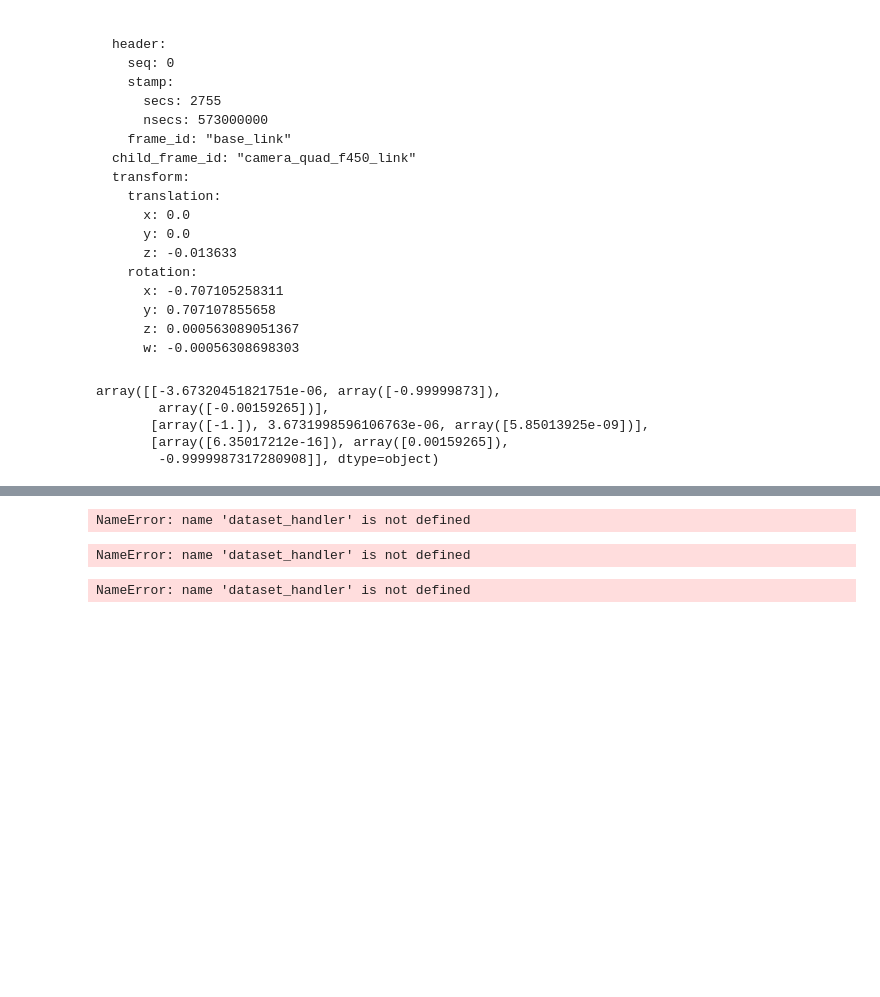
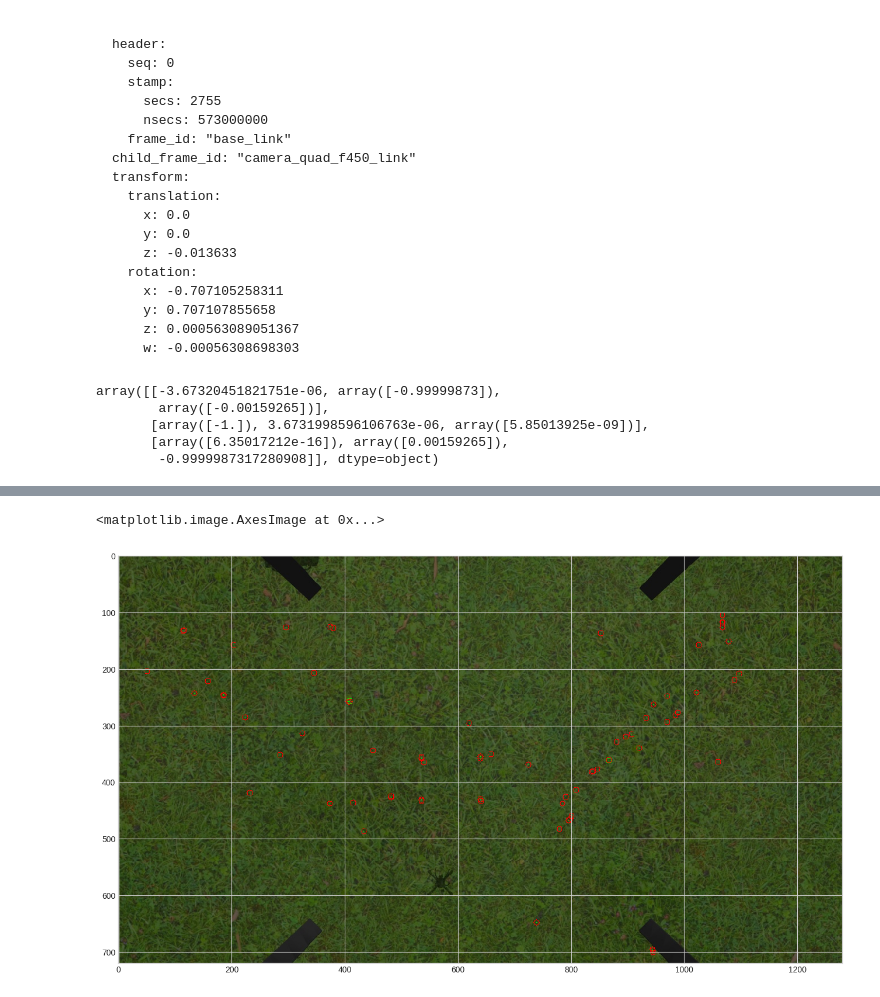
Before and after one commit to MikeS96/vio_quadrotor, a Jupyter notebook: VO.ipynb, the cells around one changed output, grey strips where cells are left out. Saved outputs shown, nothing was run; the diff lists cells and outputs as text; code cells hidden in the pictures; blank space fills up the shorter version.

```diff
--- a/VO.ipynb
+++ b/VO.ipynb
@@ -716,8 +658,7 @@ def match_features_dataset(des_list, match_features):
     """
     matches = []
 
-    ### START CODE HERE ###
-    for i in range(dataset_handler.num_frames - 1):
+    for i in range(images_dataset.num_frames - 1):
         des1 = des_list[i]
         des2 = des_list[i + 1]
         #Features matcher
@@ -725,9 +666,6 @@ def match_features_dataset(des_list, match_features):
         #Append matches
         matches.append(match)
 
-
-    ### END CODE HERE ###
-
     return matches
 # %%
 dist_threshold = 0.3 #this has to be changed
@@ -784,5 +732,5 @@ NameError: name 'matches' is not defined
 # %%
-def estimate_motion(match, kp1, kp2, k, depth1=None):
+def estimate_motion(match, kp1, kp2, k):
     """
     Estimate camera motion from a pair of subsequent image frames
 
@@ -809,8 +757,6 @@ def estimate_motion(match, kp1, kp2, k, depth1=None):
     image1_points = []
     image2_points = []
 
-    ### START CODE HERE ###
-
     #this for acced to each ROW of the descriptor vector e.g (240 x 180) and extract relevant information from each row
     for m in match:
         #m is a list of one position, to acced to it i have to do m[0]
@@ -829,25 +775,26 @@ def estimate_motion(match, kp1, kp2, k, depth1=None):
         image2_points.append([p2_x, p2_y])
 
     # essential matrix use LMEDS instead of RANSAC
-    E, mask = cv2.findEssentialMat(np.array(image1_points), np.array(image2_points), dataset_handler.k)
+    print(np.array(image1_points))
+    print(np.array(image2_points))
+    print(np.array(image1_points).shape)
+    print(np.array(image2_points).shape)
+    E, mask = cv2.findEssentialMat(np.array(image1_points), np.array(image2_points), images_dataset.k)
     # use decomposeEssentialMat
-    _, R, t, mask = cv2.recoverPose(E, np.array(image1_points), np.array(image2_points), dataset_handler.k)
+    _, R, t, mask = cv2.recoverPose(E, np.array(image1_points), np.array(image2_points), images_dataset.k)
 
     rmat = R
     tvec = t
 
 
-    ### END CODE HERE ###
-
     return rmat, tvec, image1_points, image2_points
 # %%
 i = 0
 match = matches[i]
 kp1 = kp_list[i]
 kp2 = kp_list[i+1]
-k = dataset_handler.k
-depth = dataset_handler.depth_maps[i]
-rmat, tvec, image1_points, image2_points = estimate_motion(match, kp1, kp2, k, depth1=depth)
+k = images_dataset.k
+rmat, tvec, image1_points, image2_points = estimate_motion(match, kp1, kp2, k)
 
 print("Estimated rotation:\n {0}".format(rmat))
 print("Estimated translation:\n {0}".format(tvec))
@@ -856,11 +819,12 @@ NameError: name 'matches' is not defined
 # %%
 i=30
-image1  = dataset_handler.images_rgb[i]
-image2 = dataset_handler.images_rgb[i + 1]
+times1, image1  = images_dataset.images_rgb[i]
+times1, image2 = images_dataset.images_rgb[i + 1]
 
 image_move = visualize_camera_movement(image1, image1_points, image2, image2_points)
 plt.figure(figsize=(16, 12), dpi=100)
 plt.imshow(image_move)
 # %% [output]
-NameError: name 'dataset_handler' is not defined
+<matplotlib.image.AxesImage at 0x...>
+[figure, added]
 # %%
@@ -927,22 +885,11 @@ def estimate_trajectory(estimate_motion, matches, kp_list, k, depth_maps=[]):
     return trajectory
-# %%
-depth_maps = dataset_handler.depth_maps
-trajectory = estimate_trajectory(estimate_motion, matches, kp_list, k, depth_maps=depth_maps)
-
-i = 1
-print("Camera location in point {0} is: \n {1}\n".format(i, trajectory[:, [i]]))
-
-# Remember that the length of the returned by trajectory should be the same as the length of the image array
-print("Length of trajectory: {0}".format(trajectory.shape[1]))
-# %% [output]
-NameError: name 'dataset_handler' is not defined
 # %%
 # Note: Make sure to uncomment the below line if you modified the original data in any ways
 #dataset_handler = DatasetHandler()
 
 
 # Part 1. Features Extraction
-images = dataset_handler.images
+images = images_dataset.images
 kp_list, des_list = extract_features_dataset(images, extract_features)
 
 
@@ -958,8 +905,7 @@ if is_main_filtered_m:
 
 
 # Part III. Trajectory Estimation
-depth_maps = dataset_handler.depth_maps
-trajectory = estimate_trajectory(estimate_motion, matches, kp_list, k, depth_maps=depth_maps)
+trajectory = estimate_trajectory(estimate_motion, matches, kp_list, k)
 
 
 #!!! Make sure you don't modify the output in any way
@@ -967,5 +913,3 @@ trajectory = estimate_trajectory(estimate_motion, matches, kp_list, k, depth_map
 print("Trajectory X:\n {0}".format(trajectory[0,:].reshape((1,-1))))
 print("Trajectory Y:\n {0}".format(trajectory[1,:].reshape((1,-1))))
 print("Trajectory Z:\n {0}".format(trajectory[2,:].reshape((1,-1))))
-# %% [output]
-NameError: name 'dataset_handler' is not defined
```
Also changed, not shown: parts of 37 cells of this notebook.
